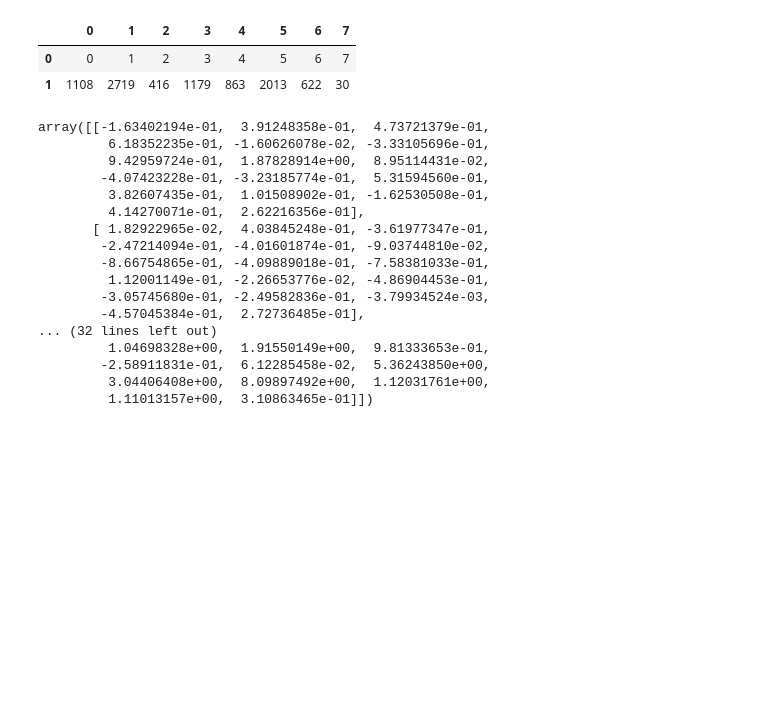
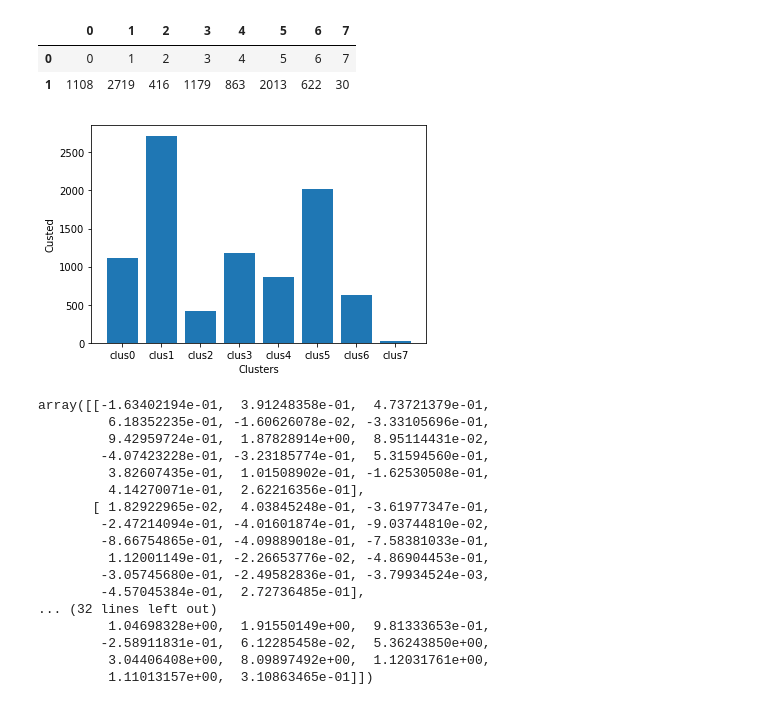
Before and after one commit to estevaovukelic/Clusters, a Jupyter notebook: Customer_Segmentation_I.ipynb, the cells around one changed output. Drawn from its saved outputs; the diff is of its cells as text; code cells hidden in the pictures; blank space fills up the shorter version.

```diff
--- a/Customer_Segmentation_I.ipynb
+++ b/Customer_Segmentation_I.ipynb
@@ -318,6 +319,14 @@ ver1
 |  | 0 | 1 | 2 | 3 | 4 | 5 | 6 | 7 |
 | 0 | 0 | 1 | 2 | 3 | 4 | 5 | 6 | 7 |
 | 1 | 1108 | 2719 | 416 | 1179 | 863 | 2013 | 622 | 30 |
+# %%
+x = ["clus0","clus1","clus2","clus3","clus4","clus5","clus6","clus7", ]
+y = [1108,2719,416,1179,863,2013,622,30]
+plt.bar(x,y)
+plt.xlabel('Clusters')
+plt.ylabel('Custed');
+# %% [output]
+[figure, added]
 # %%
 kmeans.cluster_centers_
 # %% [output]
```
Also changed, not shown: parts of 8 cells of this notebook.
